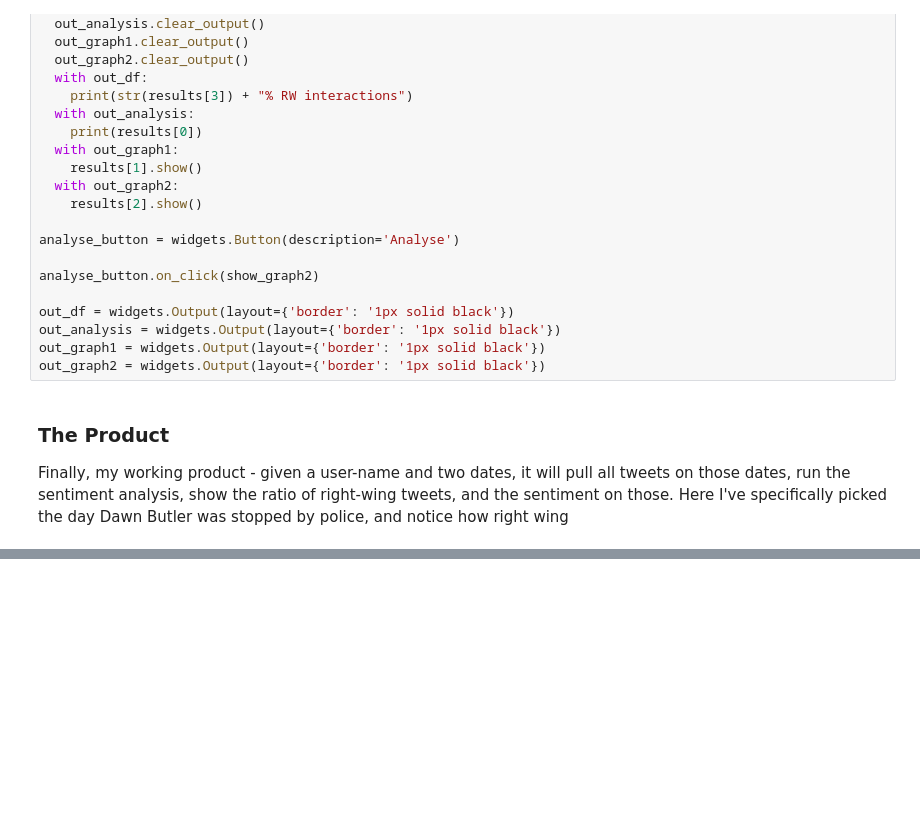
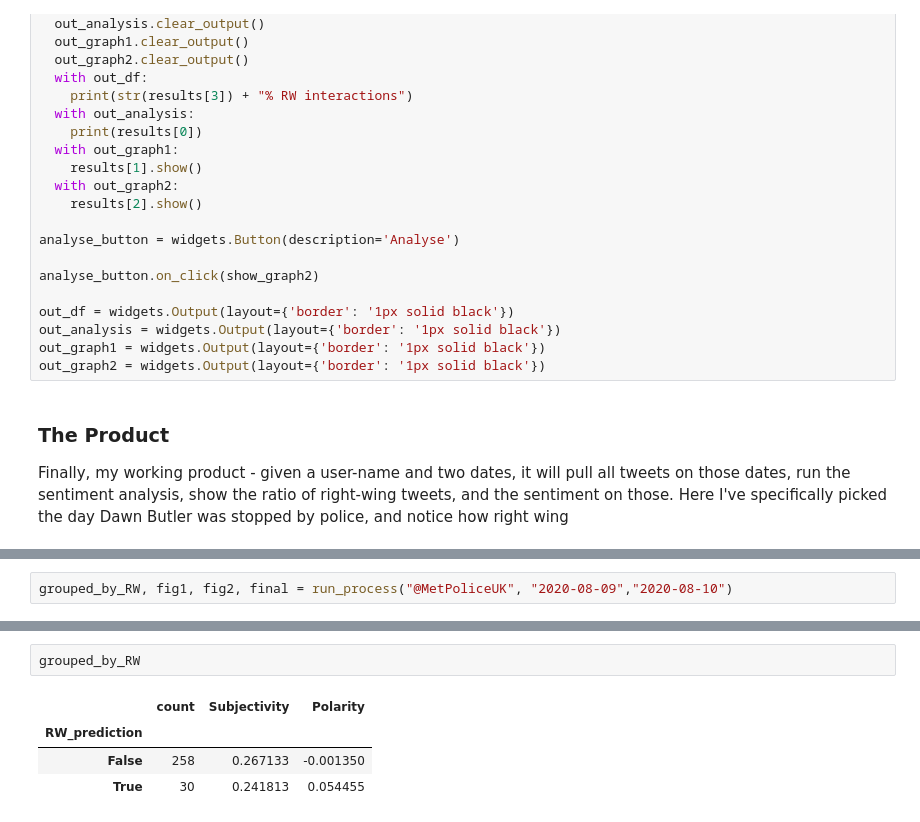
Before and after one commit to AndreasThinks/ML_sentiment_analysis, a Jupyter notebook: FastAI_Twitter_Sentiment_Analysis_Tutorial_Post.ipynb, the cells around one changed output, grey strips where cells are left out. Saved outputs shown, nothing was run; the diff lists cells and outputs as text; blank space fills up the shorter version.

```diff
--- a/FastAI_Twitter_Sentiment_Analysis_Tutorial_Post.ipynb
+++ b/FastAI_Twitter_Sentiment_Analysis_Tutorial_Post.ipynb
@@ -422,0 +411,2 @@ VBox(children=(Label(value='Tweet Monitor'), Text(value='@metpoliceuk', descript
+# %%
+grouped_by_RW, fig1, fig2, final = run_process("@MetPoliceUK", "2020-08-09","2020-08-10")
@@ -422,0 +427,7 @@ VBox(children=(Label(value='Tweet Monitor'), Text(value='@metpoliceuk', descript
+# %%
+grouped_by_RW
+# %% [output]
+|  | count | Subjectivity | Polarity |
+| RW_prediction |  |  |  |
+| False | 258 | 0.267133 | -0.001350 |
+| True | 30 | 0.241813 | 0.054455 |
```
Also changed, not shown: parts of 12 cells of this notebook.
